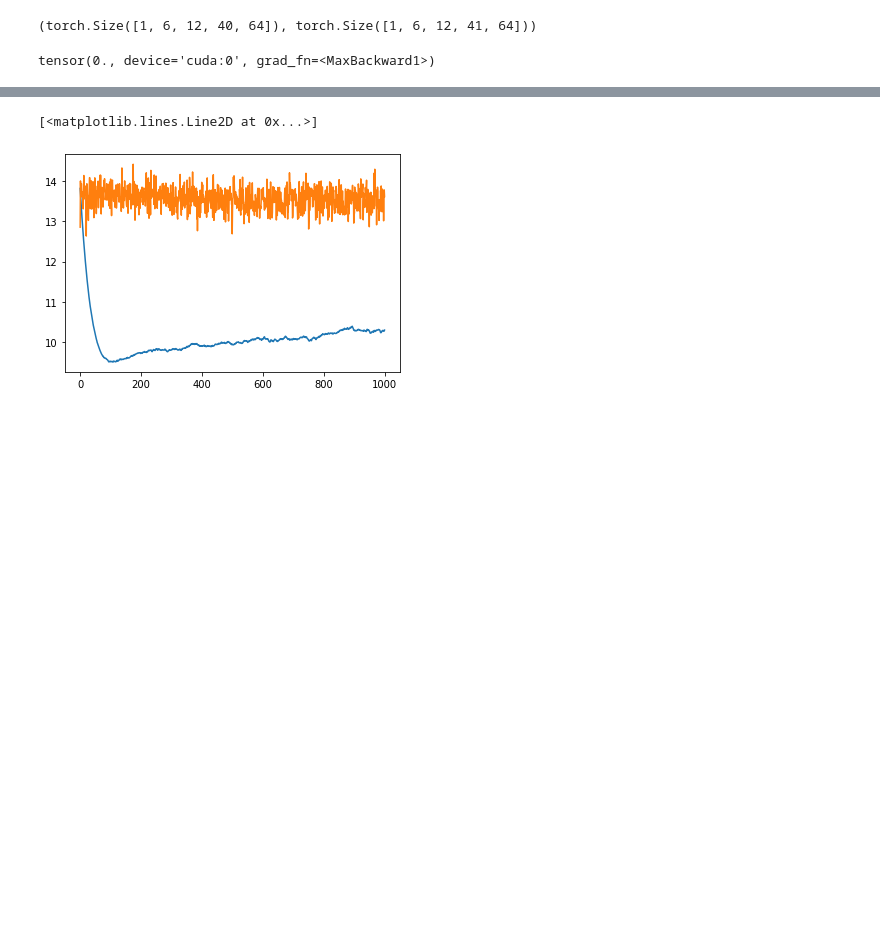
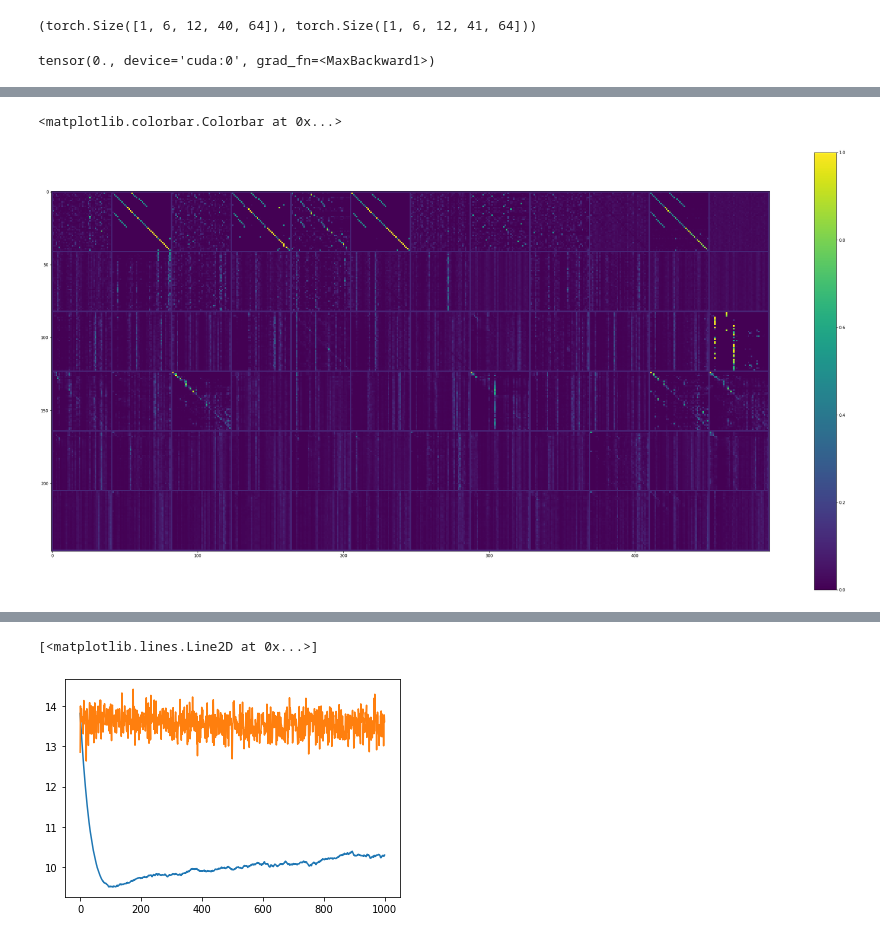
Before and after one commit to akarshkumar0101/transformer-memory, a Jupyter notebook: dead_memories.ipynb, the cells around one changed output, grey strips where cells are left out. Drawn from its saved outputs; the diff is of its cells as text; code cells hidden in the pictures; blank space fills up the shorter version.

```diff
--- a/dead_memories.ipynb
+++ b/dead_memories.ipynb
@@ -153,0 +228,11 @@ Find logs at: ./wandb/run-20220628_185108-1psfw695/logs
+# %%
+Q, K, V = Qs[0], Ks[0], Vs[0]
+# %%
+plt.figure(figsize=(40, 20))
+a = (Q@K.transpose(-1, -2))
+# a = sm(a, 1000., -1)
+a = sm(a, 1/8., -1)
+plt.imshow(to_np(stack2d(a, padding=1, pad_val=.1))); plt.colorbar()
+# %% [output]
+<matplotlib.colorbar.Colorbar at 0x...>
+[figure, added]
```
Also changed, not shown: parts of 26 cells of this notebook, 4 other files.
